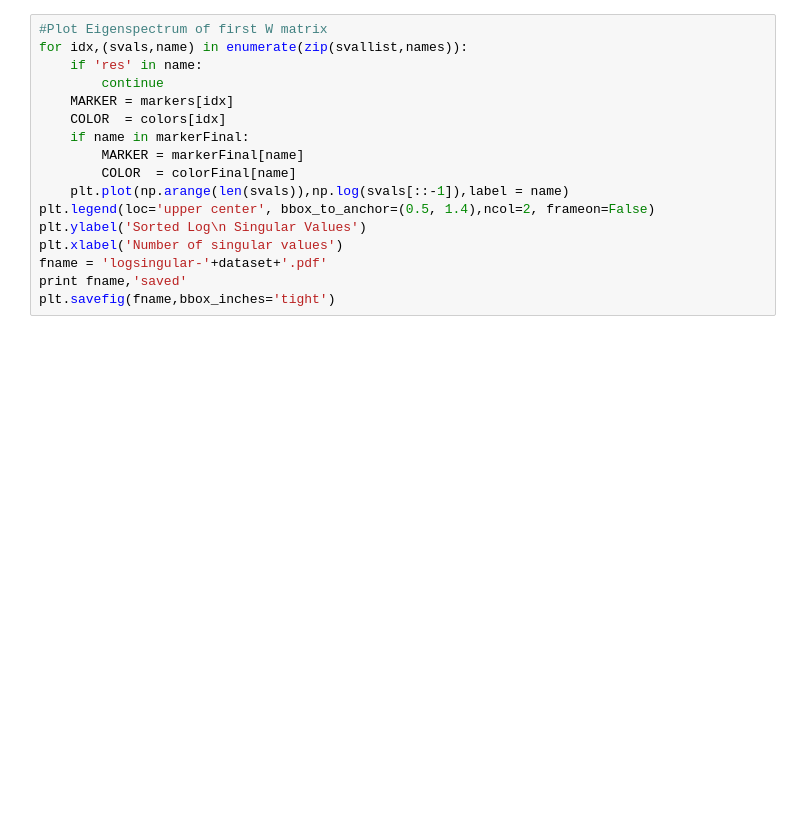
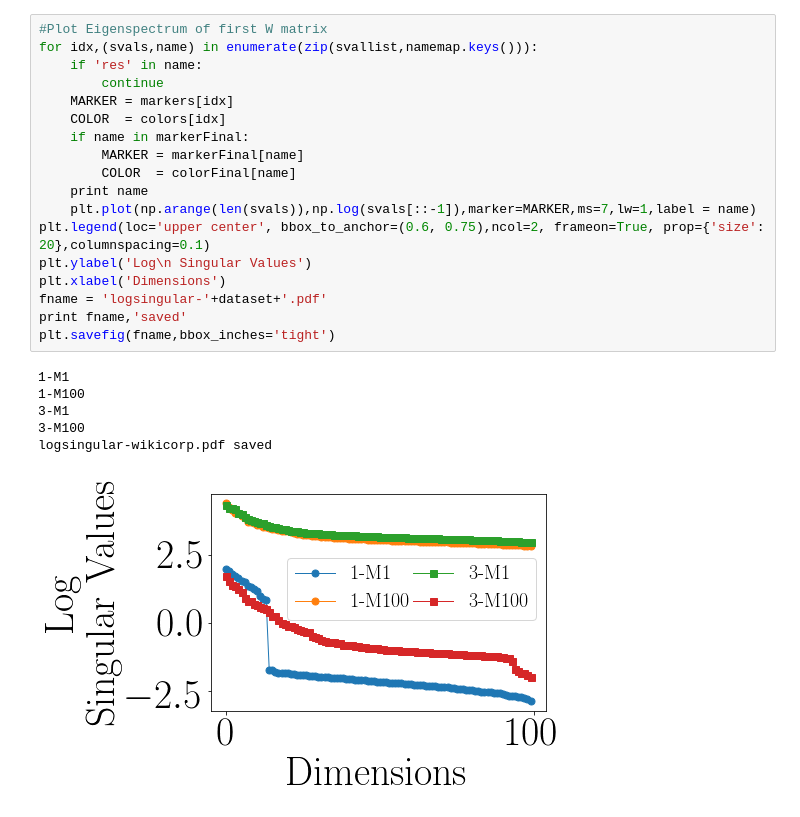
Before and after one commit to rahulk90/vae_sparse, a Jupyter notebook: ipynb/bow_text/VisualizeTrainingCurves.ipynb, the cells around one changed output. Cells and saved outputs as stored; diff of their text form; blank space fills up the shorter version.

```diff
--- a/ipynb/bow_text/VisualizeTrainingCurves.ipynb
+++ b/ipynb/bow_text/VisualizeTrainingCurves.ipynb
@@ -296,17 +313,25 @@ plt.savefig(fname,bbox_inches='tight')
 # %%
 #Plot Eigenspectrum of first W matrix
-for idx,(svals,name) in enumerate(zip(svallist,names)):
+for idx,(svals,name) in enumerate(zip(svallist,namemap.keys())):
     if 'res' in name:
         continue
     MARKER = markers[idx]
     COLOR  = colors[idx]
     if name in markerFinal:
         MARKER = markerFinal[name]
         COLOR  = colorFinal[name]
-    plt.plot(np.arange(len(svals)),np.log(svals[::-1]),label = name)
-plt.legend(loc='upper center', bbox_to_anchor=(0.5, 1.4),ncol=2, frameon=False)
-plt.ylabel('Sorted Log\n Singular Values')
-plt.xlabel('Number of singular values')
+    print name
+    plt.plot(np.arange(len(svals)),np.log(svals[::-1]),marker=MARKER,ms=7,lw=1,label = name)
+plt.legend(loc='upper center', bbox_to_anchor=(0.6, 0.75),ncol=2, frameon=True, prop={'size': 20},columnspacing=0.1)
+plt.ylabel('Log\n Singular Values')
+plt.xlabel('Dimensions')
 fname = 'logsingular-'+dataset+'.pdf'
 print fname,'saved'
 plt.savefig(fname,bbox_inches='tight')
+# %% [output]
+1-M1
+1-M100
+3-M1
+3-M100
+logsingular-wikicorp.pdf saved
+[figure, added]
```
Also changed, not shown: parts of 4 cells of this notebook, 4 other files.
